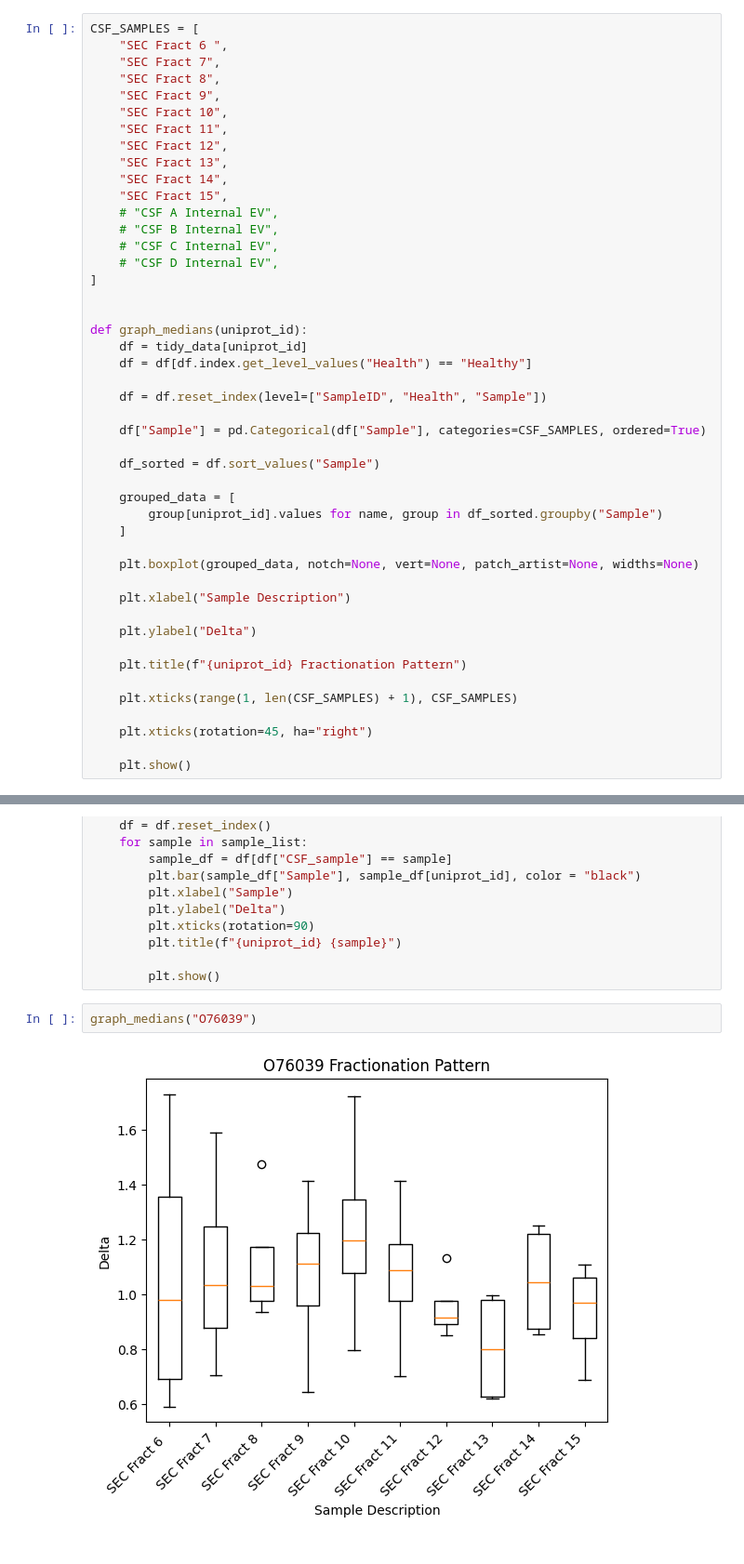
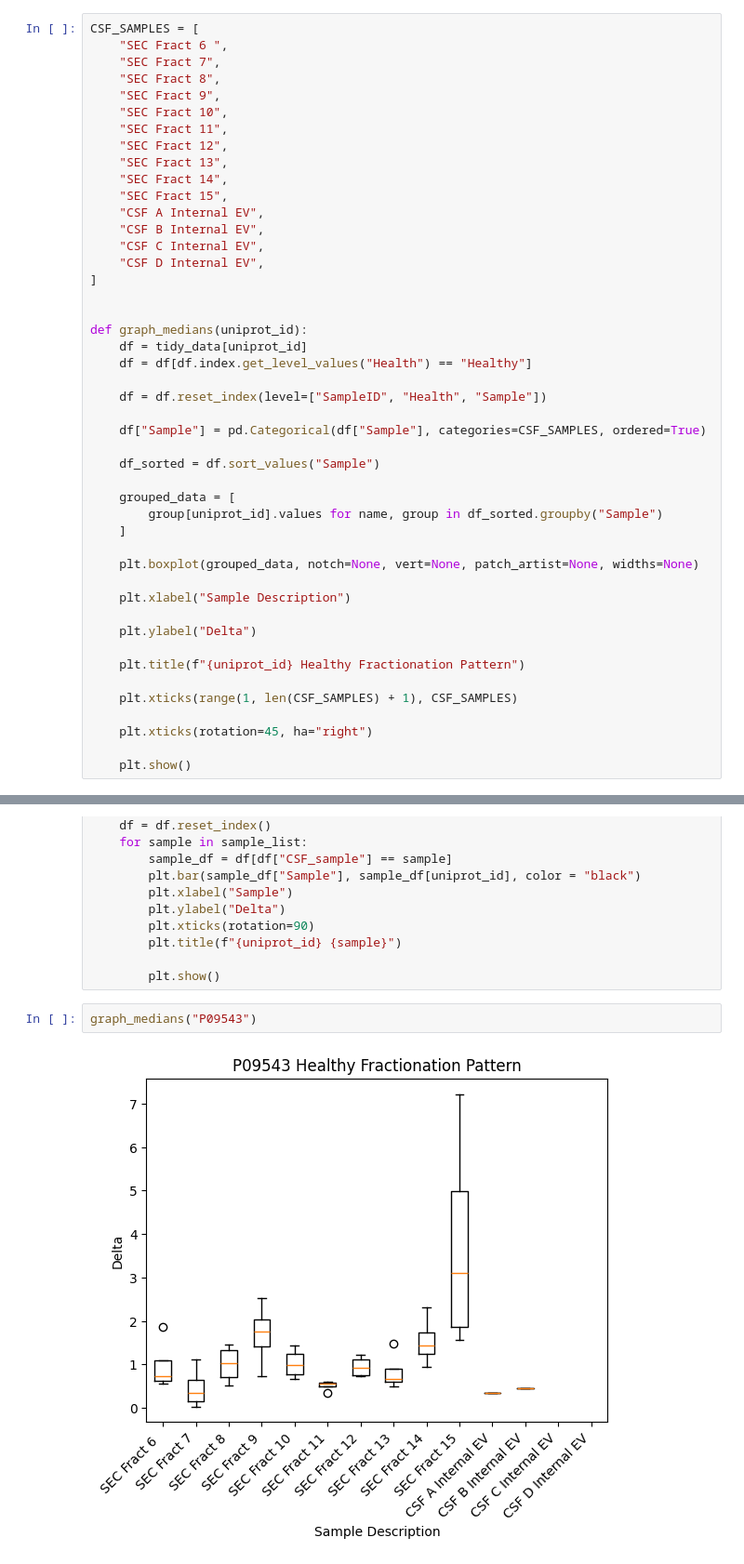
Before and after one commit to Walt-Lab/bdev_mass_spec, a Jupyter notebook: 10_analysis.ipynb, the cells around one changed output, grey strips where cells are left out. Shown at 93% size. Cells and saved outputs as stored; diff of their text form.

```diff
--- a/10_analysis.ipynb
+++ b/10_analysis.ipynb
@@ -657,10 +691,10 @@ CSF_SAMPLES = [
     "SEC Fract 13",
     "SEC Fract 14",
     "SEC Fract 15",
-    # "CSF A Internal EV",
-    # "CSF B Internal EV",
-    # "CSF C Internal EV",
-    # "CSF D Internal EV",
+    "CSF A Internal EV",
+    "CSF B Internal EV",
+    "CSF C Internal EV",
+    "CSF D Internal EV",
 ]
 
 
@@ -684,7 +718,7 @@ def graph_medians(uniprot_id):
 
     plt.ylabel("Delta")
 
-    plt.title(f"{uniprot_id} Fractionation Pattern")
+    plt.title(f"{uniprot_id} Healthy Fractionation Pattern")
 
     plt.xticks(range(1, len(CSF_SAMPLES) + 1), CSF_SAMPLES)
 
@@ -706,7 +740,7 @@ def graph_samples(uniprot_id):
 
         plt.show()
 # %%
-graph_medians("O76039")
+graph_medians("P09543")
 # %% [output]
-[figure, old version]
+[figure, new version]
 # %%
```
Also changed, not shown: parts of 5 cells of this notebook, 7 other files.
